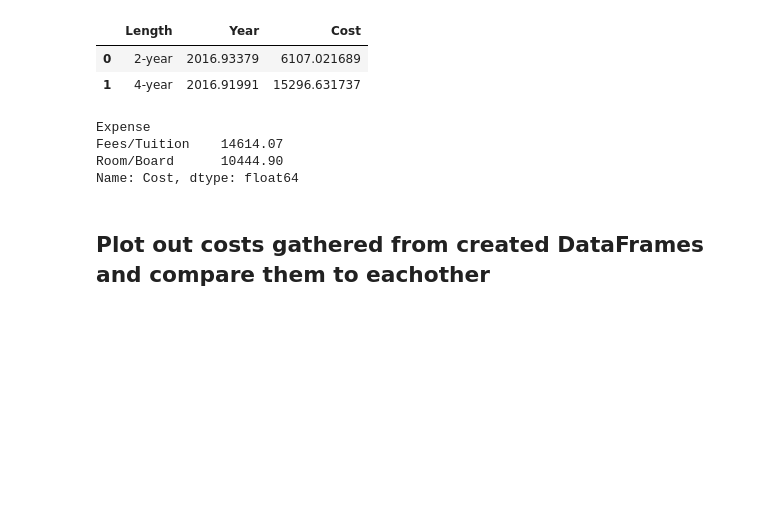
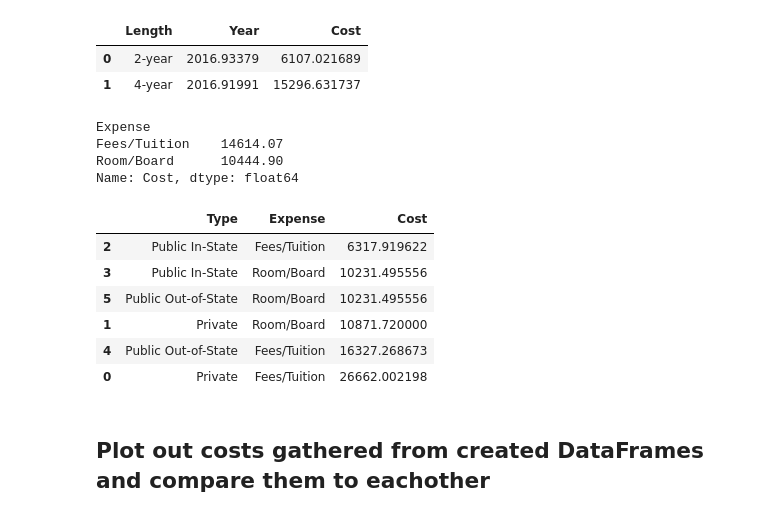
Before and after one commit to anthonybpino/Project-1-Undergrad-Student-Data, a Jupyter notebook: cost_state_2019_2021.ipynb, the cells around one changed output. Cells and saved outputs as stored; diff of their text form; code cells hidden in the pictures; blank space fills up the shorter version.

```diff
--- a/cost_state_2019_2021.ipynb
+++ b/cost_state_2019_2021.ipynb
@@ -231,6 +232,19 @@ Expense
 Fees/Tuition    14614.07
 Room/Board      10444.90
 Name: Cost, dtype: float64
+# %%
+# Nema added 4/8 Average Cost by Institution Type
+type_expense = school_df.groupby(['Type','Expense']).mean().reset_index()
+type_expense = type_expense.sort_values( by = "Cost")
+type_expense[['Type','Expense', 'Cost']]
+# %% [output]
+|  | Type | Expense | Cost |
+| 2 | Public In-State | Fees/Tuition | 6317.919622 |
+| 3 | Public In-State | Room/Board | 10231.495556 |
+| 5 | Public Out-of-State | Room/Board | 10231.495556 |
+| 1 | Private | Room/Board | 10871.720000 |
+| 4 | Public Out-of-State | Fees/Tuition | 16327.268673 |
+| 0 | Private | Fees/Tuition | 26662.002198 |
 # %% [markdown]
 ## Plot out costs gathered from created DataFrames and compare them to eachother
 # %%
```
Also changed, not shown: parts of 6 cells of this notebook.
